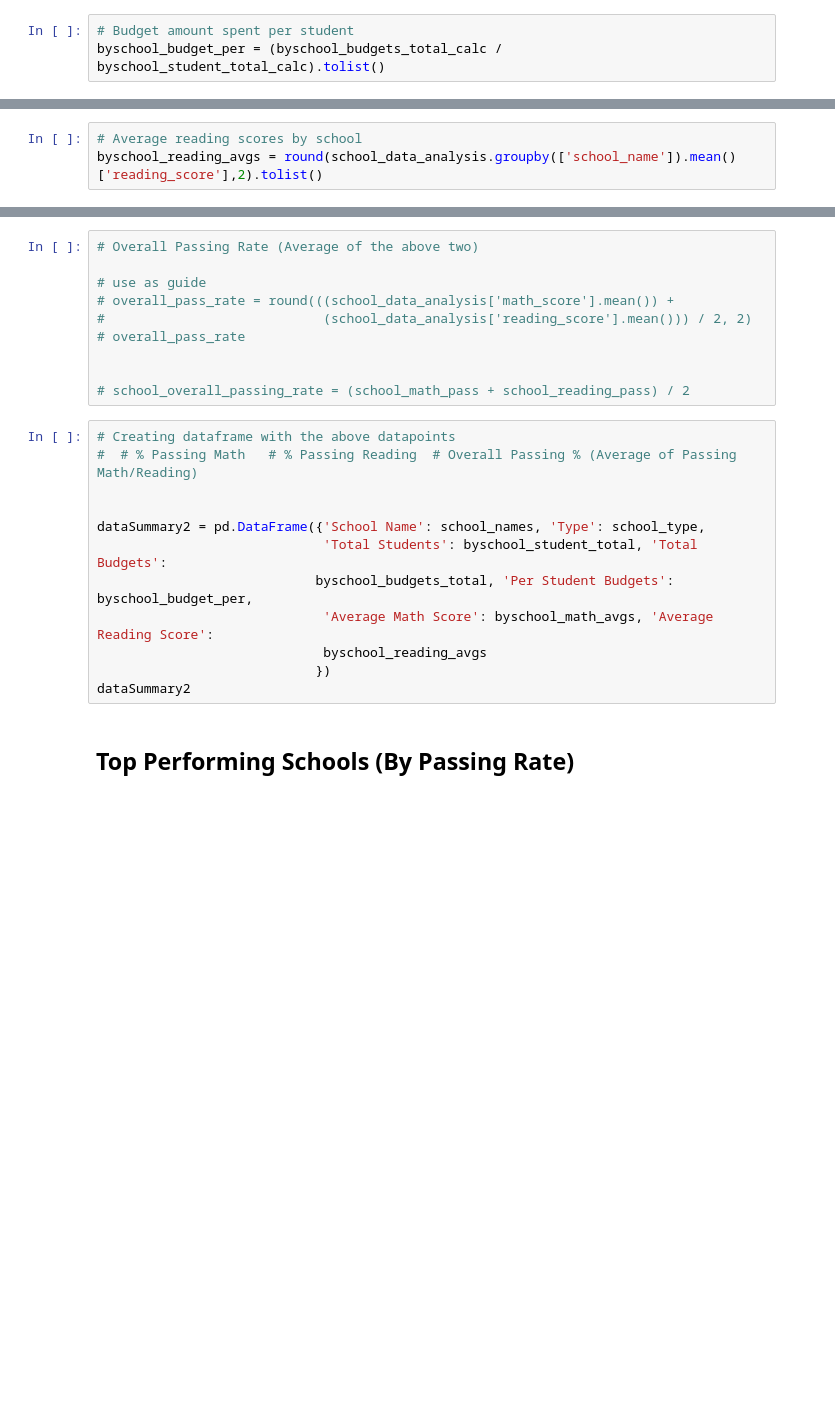
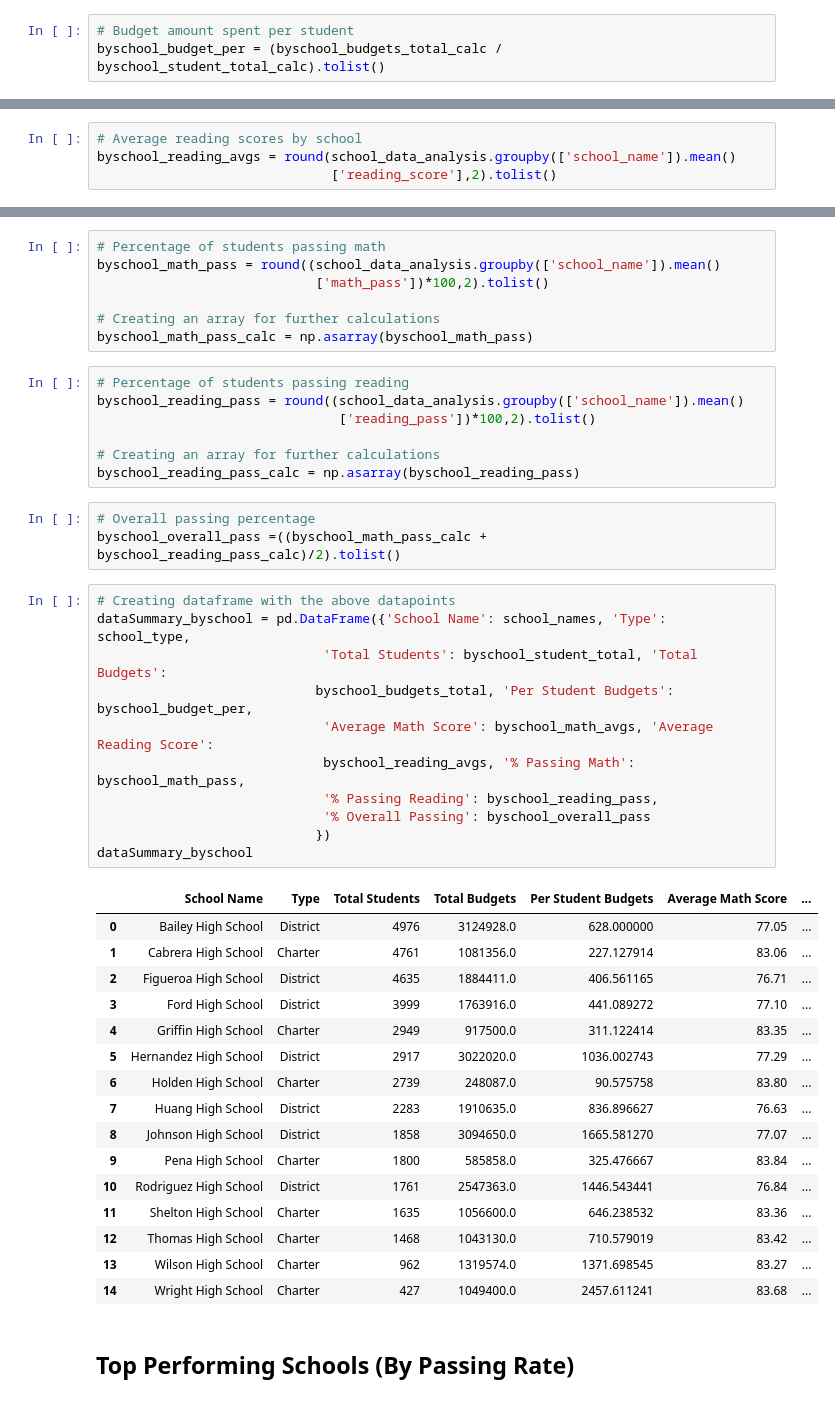
Before and after one commit to Emanste92/UCBEx_DataAnalytics, a Jupyter notebook: PyCitySchools/ETE_PyCitySchools - Submission.ipynb, the cells around one changed output, grey strips where cells are left out. Drawn from its saved outputs; the diff is of its cells as text; blank space fills up the shorter version.

```diff
--- a/PyCitySchools/ETE_PyCitySchools - Submission.ipynb
+++ b/PyCitySchools/ETE_PyCitySchools - Submission.ipynb
@@ -165,3 +171,4 @@ byschool_math_avgs = round(school_data_analysis.groupby(['school_name']).mean()[
 # %%
 # Average reading scores by school
-byschool_reading_avgs = round(school_data_analysis.groupby(['school_name']).mean()['reading_score'],2).tolist()
+byschool_reading_avgs = round(school_data_analysis.groupby(['school_name']).mean()
+                              ['reading_score'],2).tolist()
@@ -198,25 +175,48 @@ TypeError: '>=' not supported between instances of 'SeriesGroupBy' and 'int'
-# %%
-# Overall Passing Rate (Average of the above two)
-
-# use as guide
-# overall_pass_rate = round(((school_data_analysis['math_score'].mean()) +
-#                            (school_data_analysis['reading_score'].mean())) / 2, 2)
-# overall_pass_rate
-
-
-# school_overall_passing_rate = (school_math_pass + school_reading_pass) / 2
+# %%
+# Percentage of students passing math
+byschool_math_pass = round((school_data_analysis.groupby(['school_name']).mean()
+                            ['math_pass'])*100,2).tolist()
+
+# Creating an array for further calculations
+byschool_math_pass_calc = np.asarray(byschool_math_pass)
+# %%
+# Percentage of students passing reading
+byschool_reading_pass = round((school_data_analysis.groupby(['school_name']).mean()
+                               ['reading_pass'])*100,2).tolist()
+
+# Creating an array for further calculations
+byschool_reading_pass_calc = np.asarray(byschool_reading_pass)
+# %%
+# Overall passing percentage
+byschool_overall_pass =((byschool_math_pass_calc + byschool_reading_pass_calc)/2).tolist()
 # %%
 # Creating dataframe with the above datapoints
-#  # % Passing Math   # % Passing Reading  # Overall Passing % (Average of Passing Math/Reading)
-
-
-dataSummary2 = pd.DataFrame({'School Name': school_names, 'Type': school_type,
+dataSummary_byschool = pd.DataFrame({'School Name': school_names, 'Type': school_type,
                              'Total Students': byschool_student_total, 'Total Budgets':
                             byschool_budgets_total, 'Per Student Budgets': byschool_budget_per,
                              'Average Math Score': byschool_math_avgs, 'Average Reading Score':
-                             byschool_reading_avgs
+                             byschool_reading_avgs, '% Passing Math': byschool_math_pass,
+                             '% Passing Reading': byschool_reading_pass,
+                             '% Overall Passing': byschool_overall_pass
                             })
-dataSummary2
+dataSummary_byschool
+# %% [output]
+|  | School Name | Type | Total Students | Total Budgets | Per Student Budgets | Average Math Score | ... |
+| 0 | Bailey High School | District | 4976 | 3124928.0 | 628.000000 | 77.05 | ... |
+| 1 | Cabrera High School | Charter | 4761 | 1081356.0 | 227.127914 | 83.06 | ... |
+| 2 | Figueroa High School | District | 4635 | 1884411.0 | 406.561165 | 76.71 | ... |
+| 3 | Ford High School | District | 3999 | 1763916.0 | 441.089272 | 77.10 | ... |
+| 4 | Griffin High School | Charter | 2949 | 917500.0 | 311.122414 | 83.35 | ... |
+| 5 | Hernandez High School | District | 2917 | 3022020.0 | 1036.002743 | 77.29 | ... |
+| 6 | Holden High School | Charter | 2739 | 248087.0 | 90.575758 | 83.80 | ... |
+| 7 | Huang High School | District | 2283 | 1910635.0 | 836.896627 | 76.63 | ... |
+| 8 | Johnson High School | District | 1858 | 3094650.0 | 1665.581270 | 77.07 | ... |
+| 9 | Pena High School | Charter | 1800 | 585858.0 | 325.476667 | 83.84 | ... |
+| 10 | Rodriguez High School | District | 1761 | 2547363.0 | 1446.543441 | 76.84 | ... |
+| 11 | Shelton High School | Charter | 1635 | 1056600.0 | 646.238532 | 83.36 | ... |
+| 12 | Thomas High School | Charter | 1468 | 1043130.0 | 710.579019 | 83.42 | ... |
+| 13 | Wilson High School | Charter | 962 | 1319574.0 | 1371.698545 | 83.27 | ... |
+| 14 | Wright High School | Charter | 427 | 1049400.0 | 2457.611241 | 83.68 | ... |
 # %% [markdown]
 ## Top Performing Schools (By Passing Rate)
 # %% [markdown]
```
Also changed, not shown: parts of 13 cells of this notebook, 2 other files.
